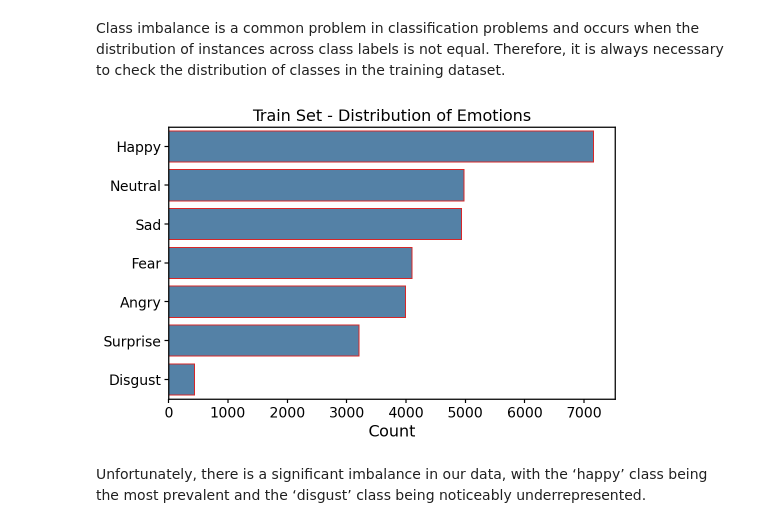
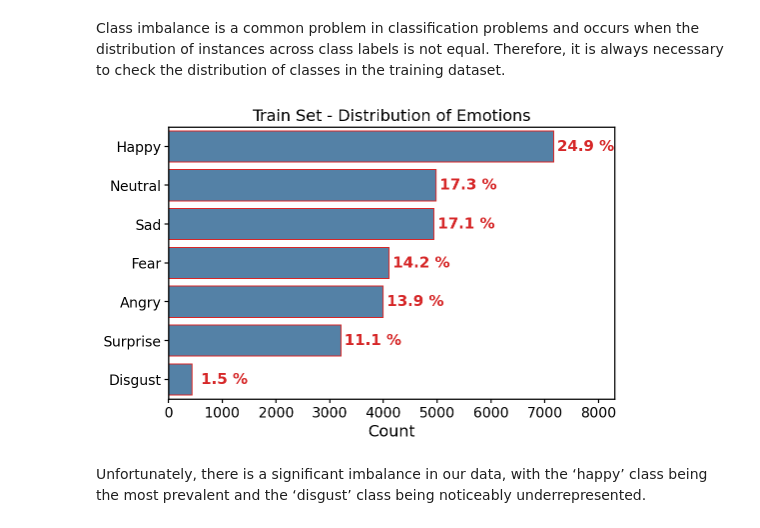
Before and after one commit to KOrfanakis/Emotion_Recognition_Deep_Learning_App, a Jupyter notebook: Emotion_Recognition_Notebook.ipynb, the cells around one changed output. Drawn from its saved outputs; the diff is of its cells as text; code cells hidden in the pictures.

```diff
--- a/Emotion_Recognition_Notebook.ipynb
+++ b/Emotion_Recognition_Notebook.ipynb
@@ -255,27 +252,39 @@ Validation:  7066
 Class imbalance is a common problem in classification problems and occurs when the distribution of instances across class labels is not equal. Therefore, it is always necessary to check the distribution of classes in the training dataset.
 # %%
 path = base_path + 'train/'
-num_imgs = [len(os.listdir(path + f'{emotion}/')) for emotion in emotions_list]
 
 df = pd.DataFrame({
     'Emotion': [emotion.title() for emotion in emotions_list],
-    'Count': num_imgs
+    'Count': [len(os.listdir(path + f'{emotion}/')) for emotion in emotions_list]
 })
+df['Percentage']= 100 * df['Count'] / df['Count'].sum()
 df.sort_values(by='Count', ascending=False, inplace=True)
 # %%
 fig, ax = plt.subplots(figsize=(8, 5))
 
 sns.barplot(y='Emotion',
             x='Count',
             color='steelblue',
             edgecolor='tab:red',
             data=df)
 
+for index, value in enumerate(df.index):
+    label = np.round(df.iloc[index]['Percentage'], 1)
+    ax.annotate(str(label) +' %',
+                xy=(df.iloc[index]['Count'] + 600, index),
+                ha='center',
+                va='center',
+                color='tab:red',
+                fontweight='bold',
+                size=font_size - 1)
+
 ax.set_title('Train Set - Distribution of Emotions')
 ax.set_ylabel('')
+ax.set_xlim(right=8300)
+
 plt.show()
 # %% [output]
-[figure, old version]
+[figure, new version]
 # %% [markdown]
 Unfortunately, there is a significant imbalance in our data, with the ‘happy’ class being the most prevalent and the ‘disgust’ class being noticeably underrepresented.
 # %% [markdown]
```
Also changed, not shown: parts of 13 cells of this notebook.
